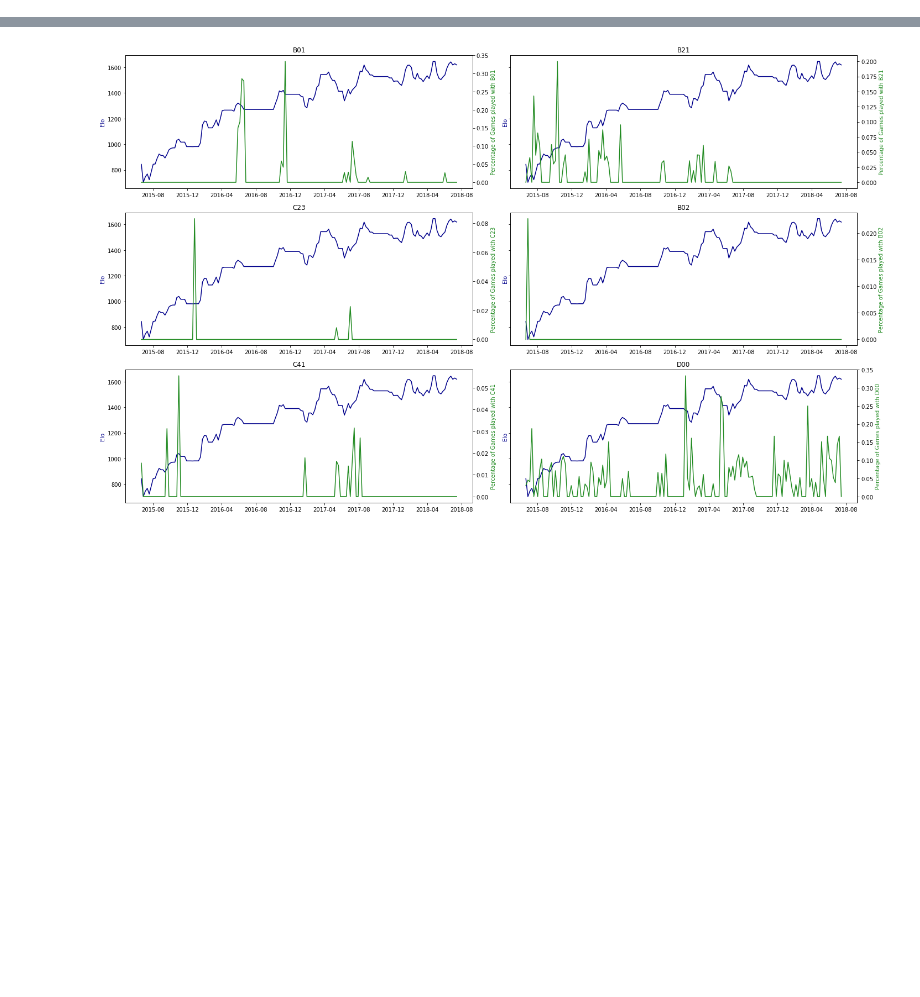
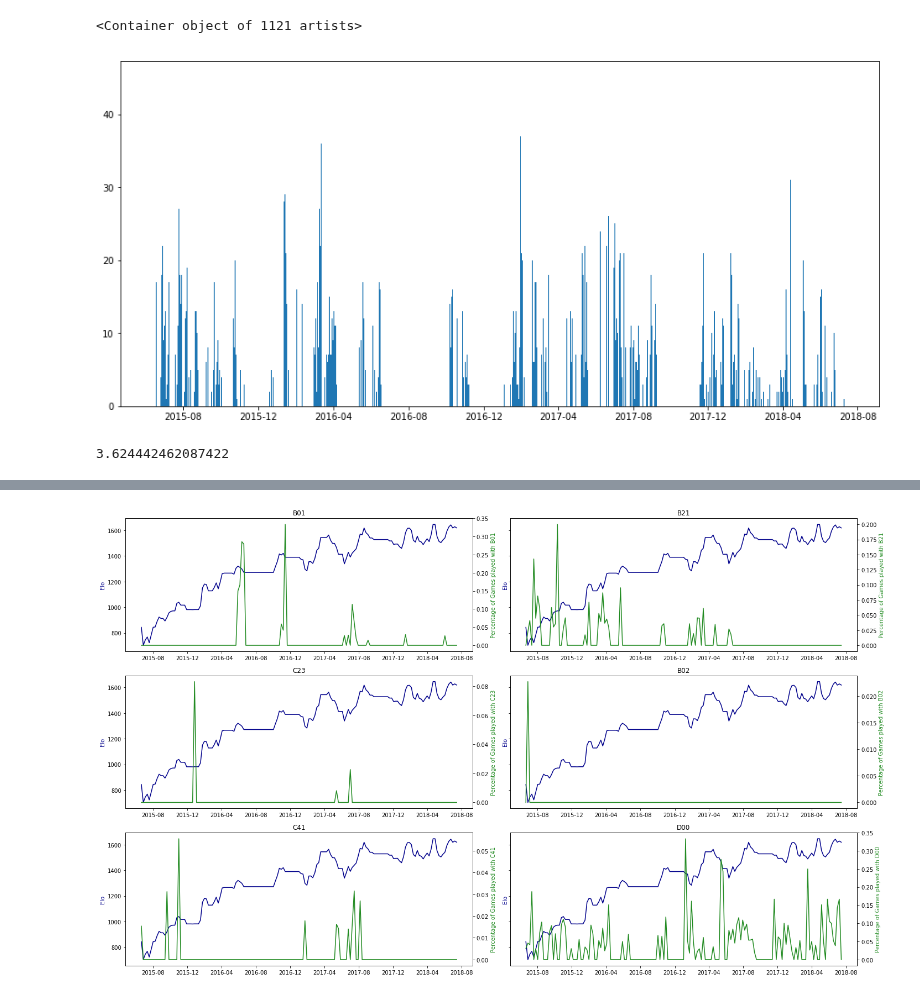
Before and after one commit to Bmcgarry194/ChessStyle, a Jupyter notebook: src/player_stats.ipynb, the cells around one changed output, grey strips where cells are left out. Cells and saved outputs as stored; diff of their text form; code cells hidden in the pictures; blank space fills up the shorter version.

```diff
--- a/src/player_stats.ipynb
+++ b/src/player_stats.ipynb
@@ -263 +115,16 @@ df.head()
+# %%
+blitz_chess_df = df[(df['rules'] == 'chess') & (df['time_class'] == 'blitz')]
+game_amount = blitz_chess_df.resample('D', on='end_time').size().values
+dates = blitz_chess_df.resample('D', on='end_time').size().index
+
+fig, ax = plt.subplots(figsize=(15,7))
+
+ax.bar(dates, game_amount)
+# %% [output]
+<Container object of 1121 artists>
+[figure, added]
+# %%
+y.mean()
+# %% [output]
+3.624442462087422
 # %%
```
Also changed, not shown: parts of 11 cells of this notebook, 3 other files.
